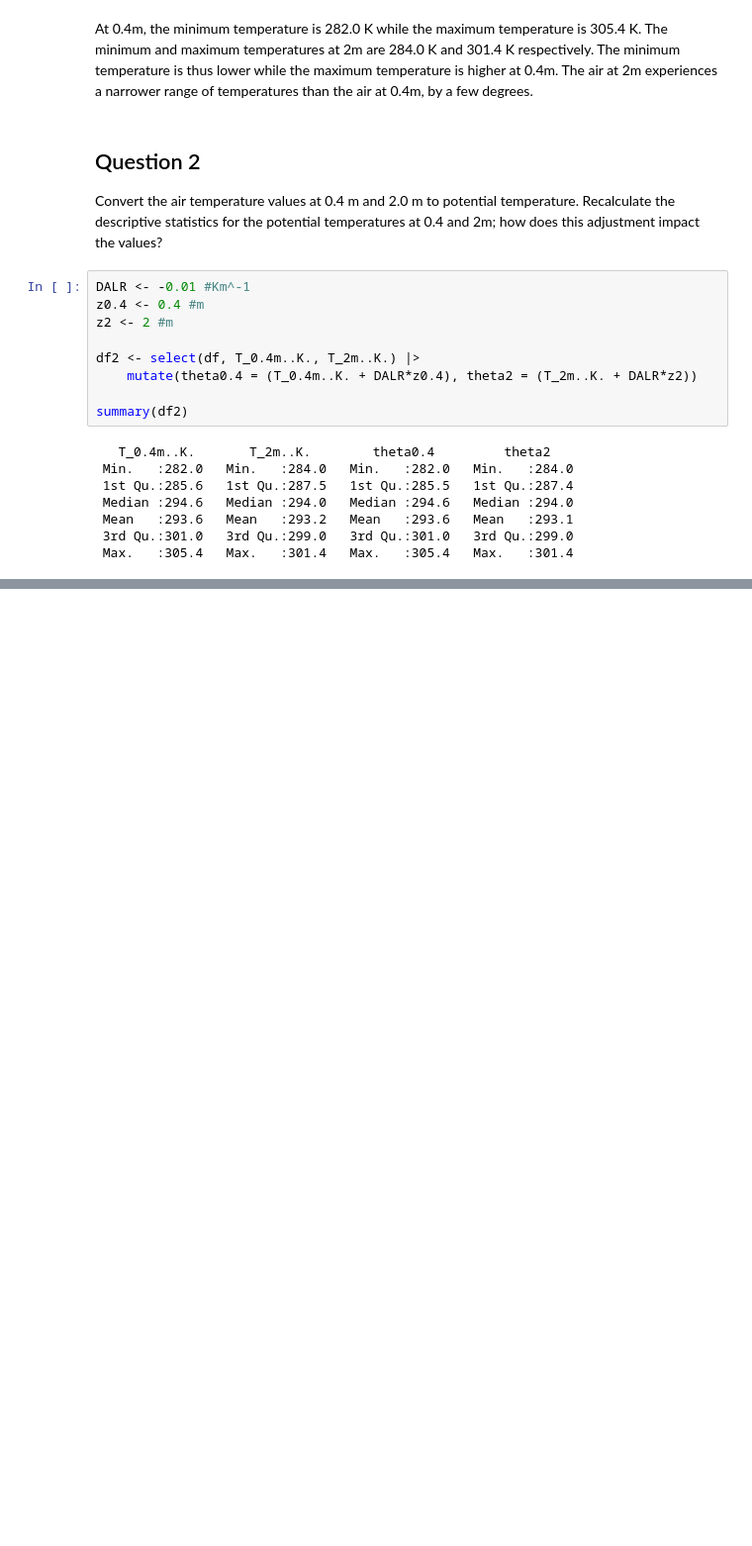
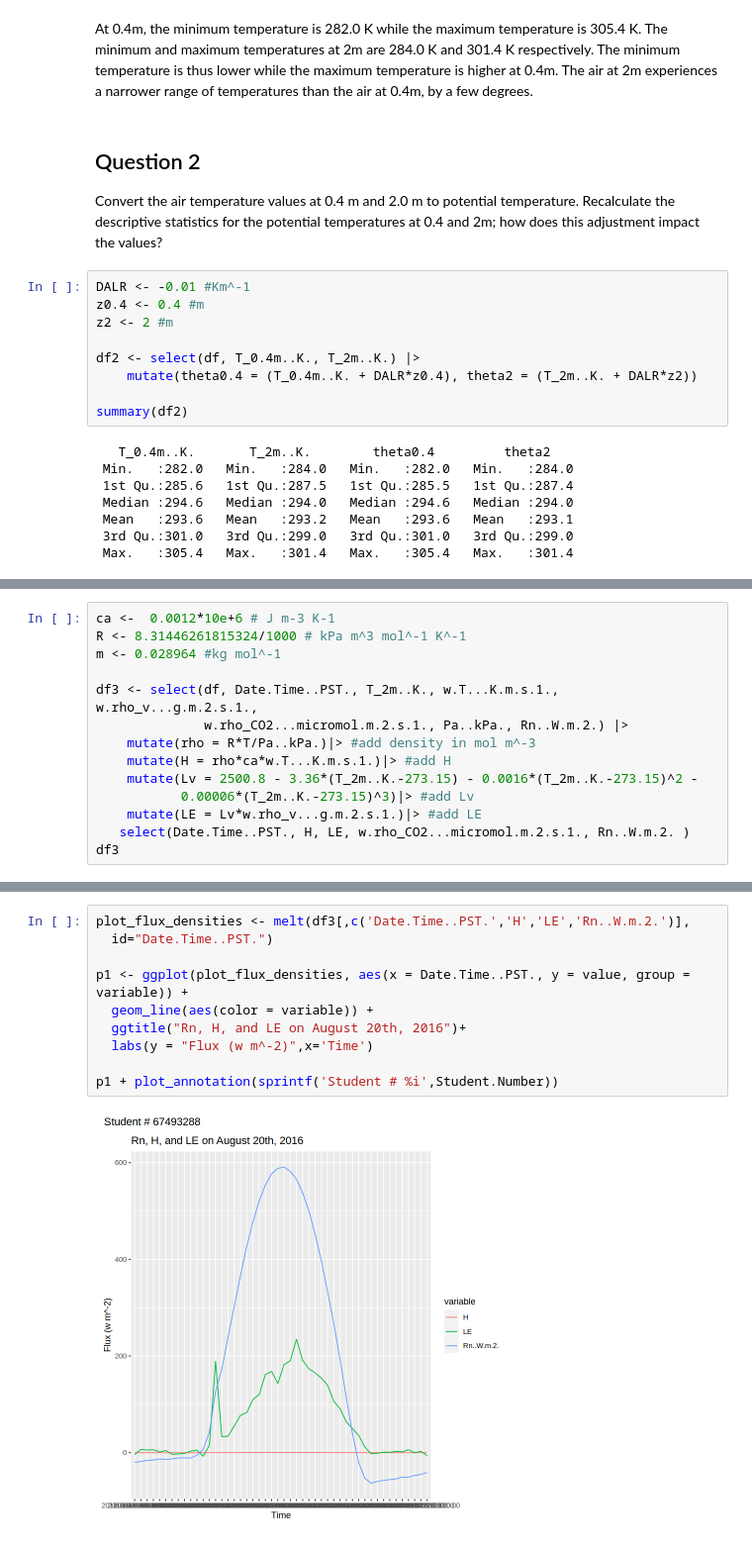
Before and after one commit to laurelyne/assignment4, a Jupyter notebook: 04.ipynb, the cells around one changed output, grey strips where cells are left out. Shown at 99% size. Drawn from its saved outputs; the diff is of its cells as text; blank space fills up the shorter version.

```diff
--- a/04.ipynb
+++ b/04.ipynb
@@ -110,0 +116,14 @@ The adjustment
+# %%
+ca <-  0.0012*10e+6 # J m-3 K-1
+R <- 8.31446261815324/1000 # kPa m^3 mol^-1 K^-1
+m <- 0.028964 #kg mol^-1
+
+df3 <- select(df, Date.Time..PST., T_2m..K., w.T...K.m.s.1., w.rho_v...g.m.2.s.1.,
+              w.rho_CO2...micromol.m.2.s.1., Pa..kPa., Rn..W.m.2.) |>
+    mutate(rho = R*T/Pa..kPa.)|> #add density in mol m^-3
+    mutate(H = rho*ca*w.T...K.m.s.1.)|> #add H
+    mutate(Lv = 2500.8 - 3.36*(T_2m..K.-273.15) - 0.0016*(T_2m..K.-273.15)^2 -
+           0.00006*(T_2m..K.-273.15)^3)|> #add Lv
+    mutate(LE = Lv*w.rho_v...g.m.2.s.1.)|> #add LE
+   select(Date.Time..PST., H, LE, w.rho_CO2...micromol.m.2.s.1., Rn..W.m.2.	)
+df3
@@ -110,0 +155,12 @@ The adjustment
+# %%
+plot_flux_densities <- melt(df3[,c('Date.Time..PST.','H','LE','Rn..W.m.2.')],
+  id="Date.Time..PST.")
+
+p1 <- ggplot(plot_flux_densities, aes(x = Date.Time..PST., y = value, group = variable)) +
+  geom_line(aes(color = variable)) +
+  ggtitle("Rn, H, and LE on August 20th, 2016")+
+  labs(y = "Flux (w m^-2)",x='Time')
+
+p1 + plot_annotation(sprintf('Student # %i',Student.Number))
+# %% [output]
+[figure, added]
```
Also changed, not shown: parts of 12 cells of this notebook.
